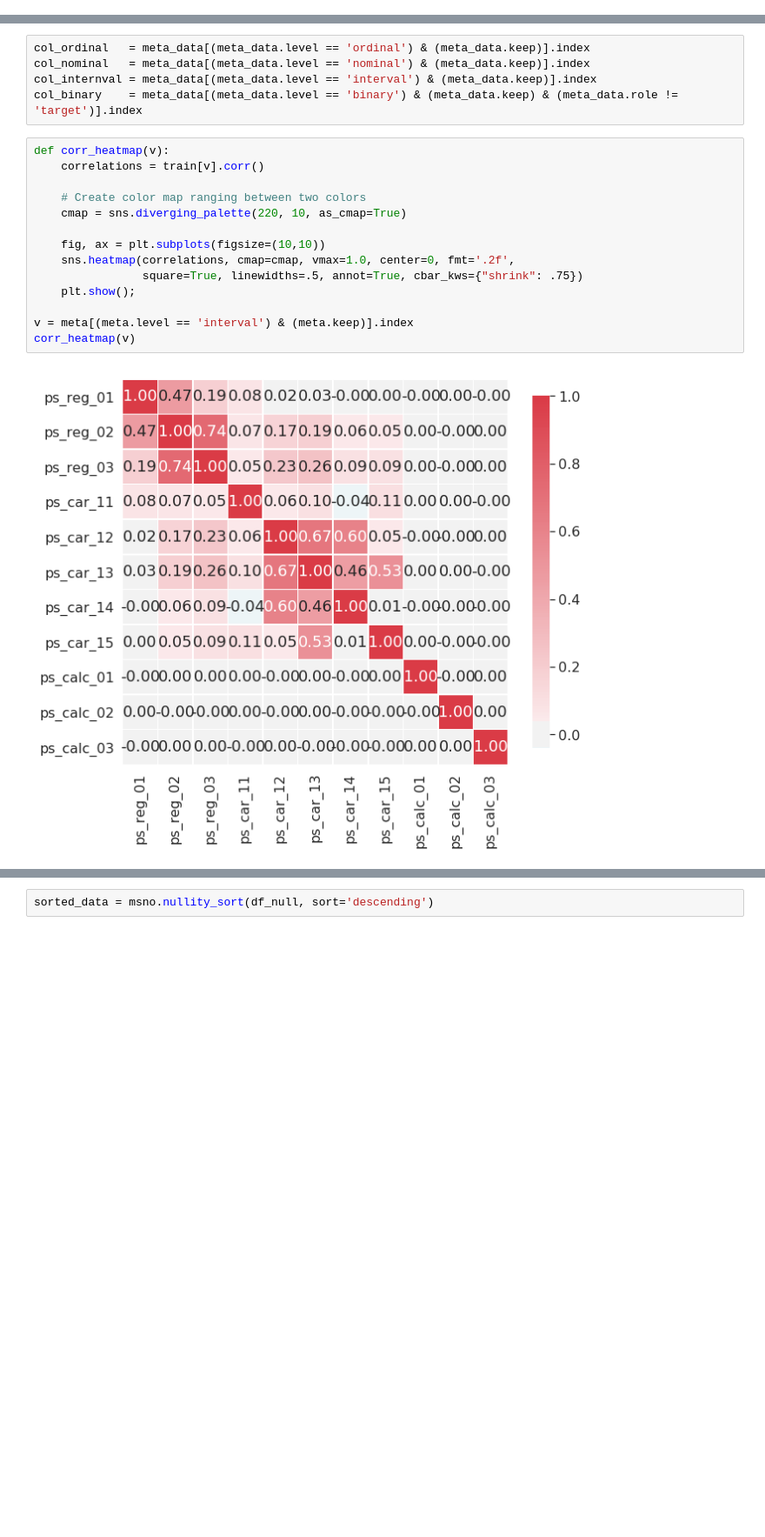
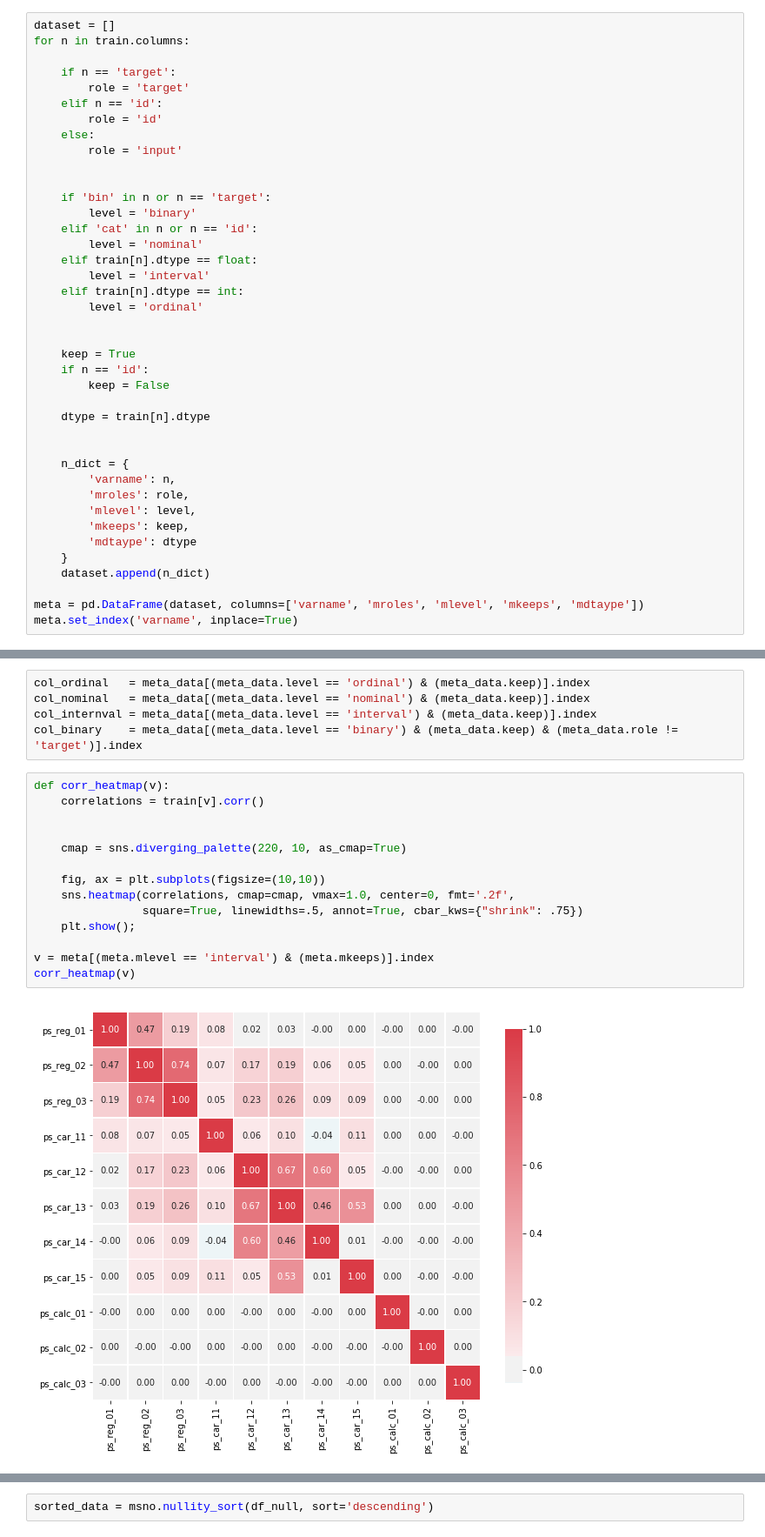
Before and after one commit to prinakk/ML_UTS2019_ASSIGNEMT2, a Jupyter notebook: SAFEynb.ipynb, the cells around one changed output, grey strips where cells are left out. Shown at 87% size. Cells and saved outputs as stored; diff of their text form; blank space fills up the shorter version.

```diff
--- a/SAFEynb.ipynb
+++ b/SAFEynb.ipynb
@@ -162,3 +124,43 @@ train['target'].value_counts()
 0    573518
 1     21694
 Name: target, dtype: int64
+# %%
+dataset = []
+for n in train.columns:
+
+    if n == 'target':
+        role = 'target'
+    elif n == 'id':
+        role = 'id'
+    else:
+        role = 'input'
+
+
+    if 'bin' in n or n == 'target':
+        level = 'binary'
+    elif 'cat' in n or n == 'id':
+        level = 'nominal'
+    elif train[n].dtype == float:
+        level = 'interval'
+    elif train[n].dtype == int:
+        level = 'ordinal'
+
+
+    keep = True
+    if n == 'id':
+        keep = False
+
+    dtype = train[n].dtype
+
+
+    n_dict = {
+        'varname': n,
+        'mroles': role,
+        'mlevel': level,
+        'mkeeps': keep,
+        'mdtaype': dtype
+    }
+    dataset.append(n_dict)
+
+meta = pd.DataFrame(dataset, columns=['varname', 'mroles', 'mlevel', 'mkeeps', 'mdtaype'])
+meta.set_index('varname', inplace=True)
@@ -331,19 +264,19 @@ col_binary    = meta_data[(meta_data.level == 'binary') & (meta_data.keep) & (me
 # %%
 def corr_heatmap(v):
     correlations = train[v].corr()
 
-    # Create color map ranging between two colors
+
     cmap = sns.diverging_palette(220, 10, as_cmap=True)
 
     fig, ax = plt.subplots(figsize=(10,10))
     sns.heatmap(correlations, cmap=cmap, vmax=1.0, center=0, fmt='.2f',
                 square=True, linewidths=.5, annot=True, cbar_kws={"shrink": .75})
     plt.show();
 
-v = meta[(meta.level == 'interval') & (meta.keep)].index
+v = meta[(meta.mlevel == 'interval') & (meta.mkeeps)].index
 corr_heatmap(v)
 # %% [output]
-[figure, old version]
+[figure, new version]
 # %%
 s = train.sample(frac=0.1)
 sns.lmplot(x='ps_reg_02', y='ps_reg_03', data=s, hue='target', palette='Set1', scatter_kws={'alpha':0.3})
```
Also changed, not shown: parts of 59 cells of this notebook.
